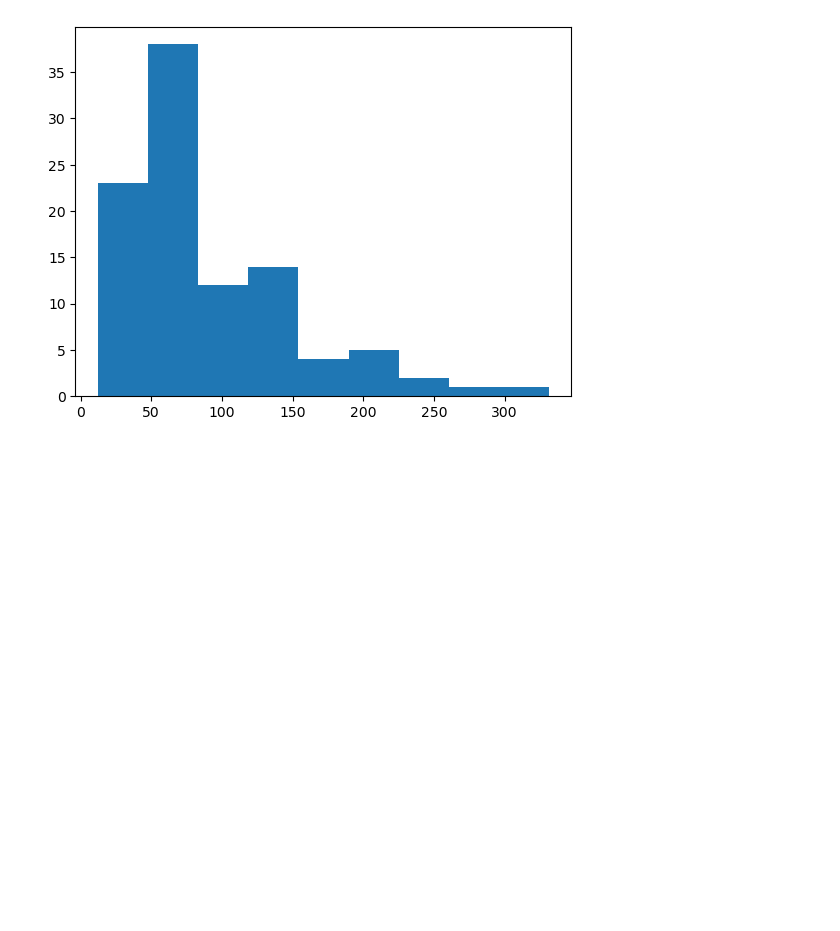
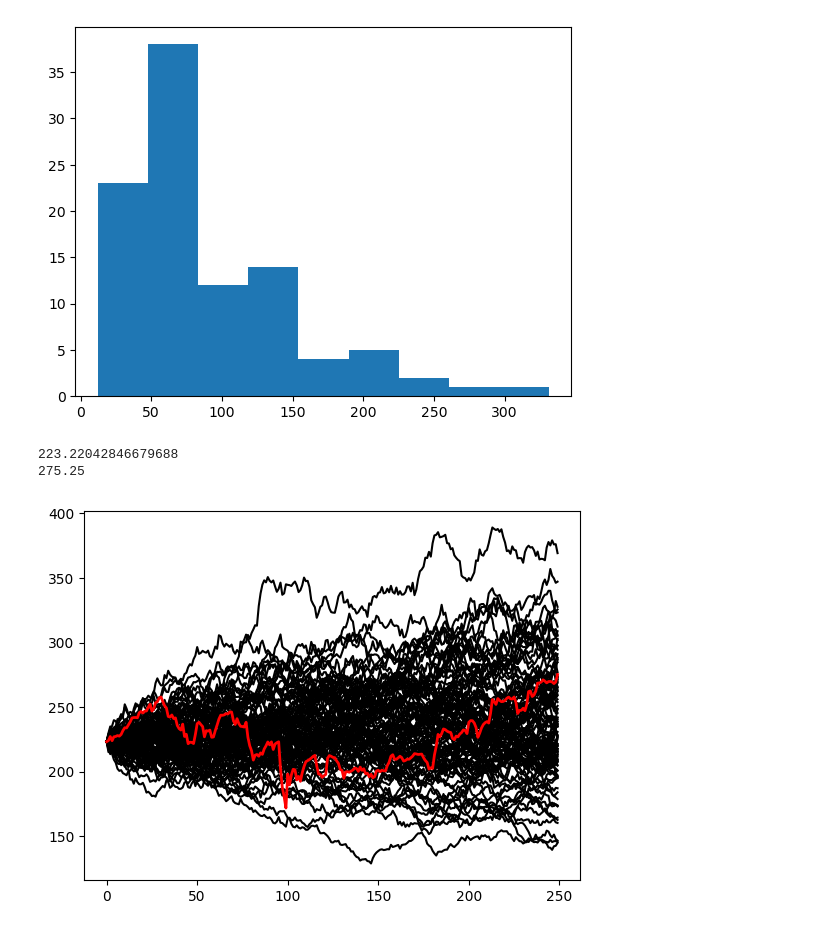
Before and after one commit to syalc1234/finalYearProject, a Jupyter notebook: BrownianMotion.ipynb, the cells around one changed output. Cells and saved outputs as stored; diff of their text form; code cells hidden in the pictures; blank space fills up the shorter version.

Commit message:
Using historical apple stock price data and comparing with GBM

```diff
--- a/BrownianMotion.ipynb
+++ b/BrownianMotion.ipynb
@@ -147,3 +148,26 @@ makeHist(SsigmaHigh)
 # %% [output]
 [figure]
 [figure]
+# %%
+from turtle import color
+ticker_appl = "AAPL"
+
+ticker = yf.Ticker(ticker_appl)
+
+hist_data = ticker.history("1y")
+
+hist_closing = np.array(hist_data["Close"])
+s_0 = hist_closing[0]
+print(s_0)
+print(s_final)
+
+SsigmaHigh = geometricBrownianMotion(s_0, 0.05, 0.2, 100, 1.0, 249)
+plt.plot(SsigmaHigh, color='black')
+plt.plot(hist_closing, color='red', linewidth=2)
+plt.plot()
+
+plt.show()
+# %% [output]
+223.22042846679688
+275.25
+[figure, added]
```
Also changed, not shown: parts of 1 cell of this notebook.
